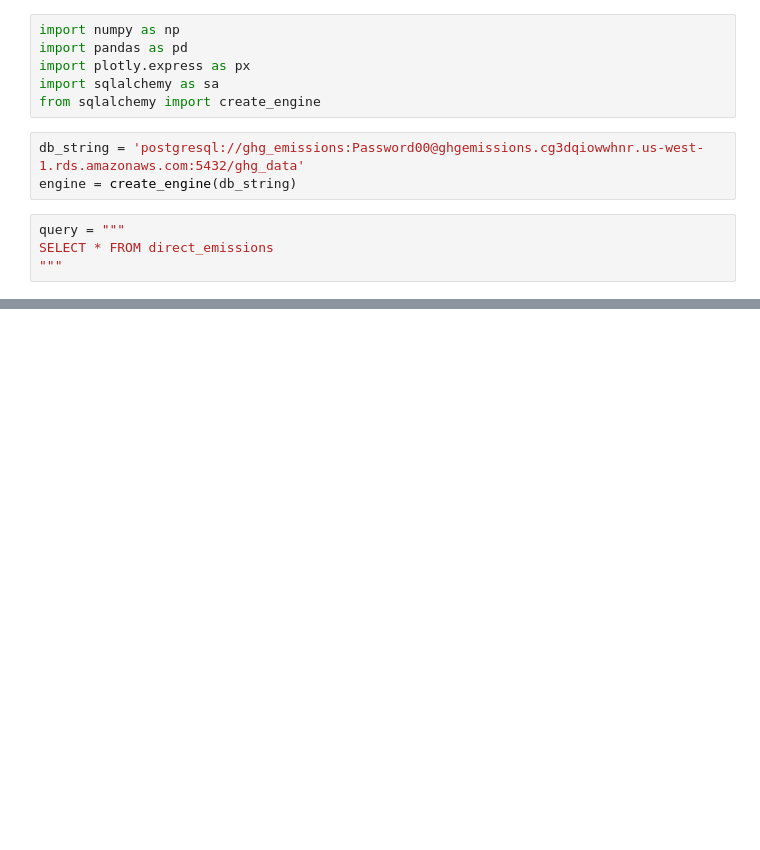
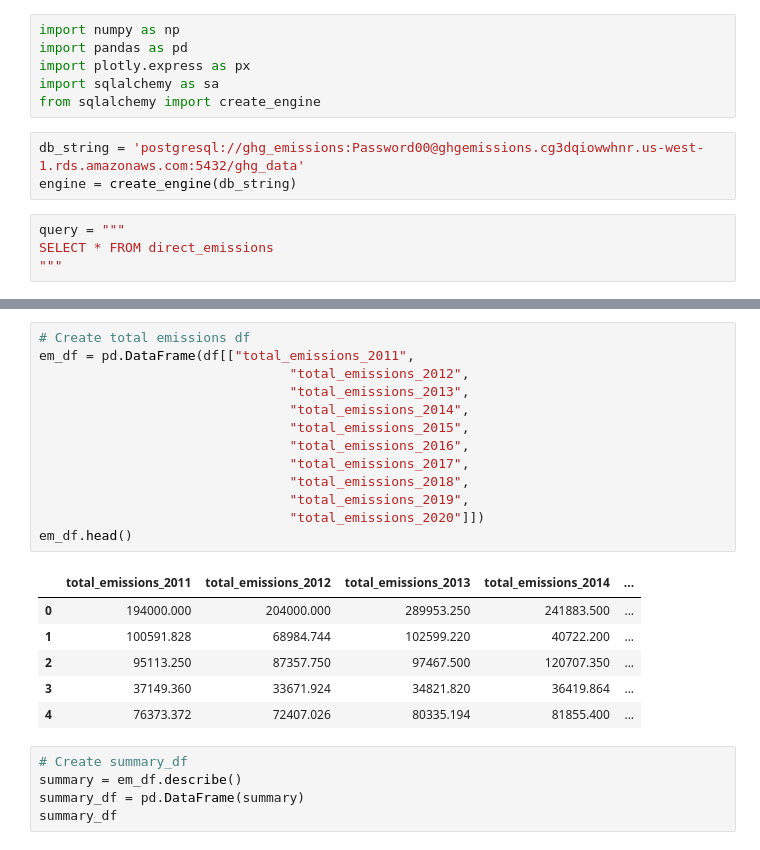
Before and after one commit to jazminyuen/GHG_emissions, a Jupyter notebook: jazmin/summary_direct_emitters.ipynb, the cells around one changed output, grey strips where cells are left out. Drawn from its saved outputs; the diff is of its cells as text; blank space fills up the shorter version.

```diff
--- a/jazmin/summary_direct_emitters.ipynb
+++ b/jazmin/summary_direct_emitters.ipynb
@@ -76,0 +26,25 @@ summary_df
+# %%
+# Create total emissions df
+em_df = pd.DataFrame(df[["total_emissions_2011",
+                                "total_emissions_2012",
+                                "total_emissions_2013",
+                                "total_emissions_2014",
+                                "total_emissions_2015",
+                                "total_emissions_2016",
+                                "total_emissions_2017",
+                                "total_emissions_2018",
+                                "total_emissions_2019",
+                                "total_emissions_2020"]])
+em_df.head()
+# %% [output]
+|  | total_emissions_2011 | total_emissions_2012 | total_emissions_2013 | total_emissions_2014 | ... |
+| 0 | 194000.000 | 204000.000 | 289953.250 | 241883.500 | ... |
+| 1 | 100591.828 | 68984.744 | 102599.220 | 40722.200 | ... |
+| 2 | 95113.250 | 87357.750 | 97467.500 | 120707.350 | ... |
+| 3 | 37149.360 | 33671.924 | 34821.820 | 36419.864 | ... |
+| 4 | 76373.372 | 72407.026 | 80335.194 | 81855.400 | ... |
+# %%
+# Create summary_df
+summary = em_df.describe()
+summary_df = pd.DataFrame(summary)
+summary_df
```
Also changed, not shown: parts of 8 cells of this notebook.
